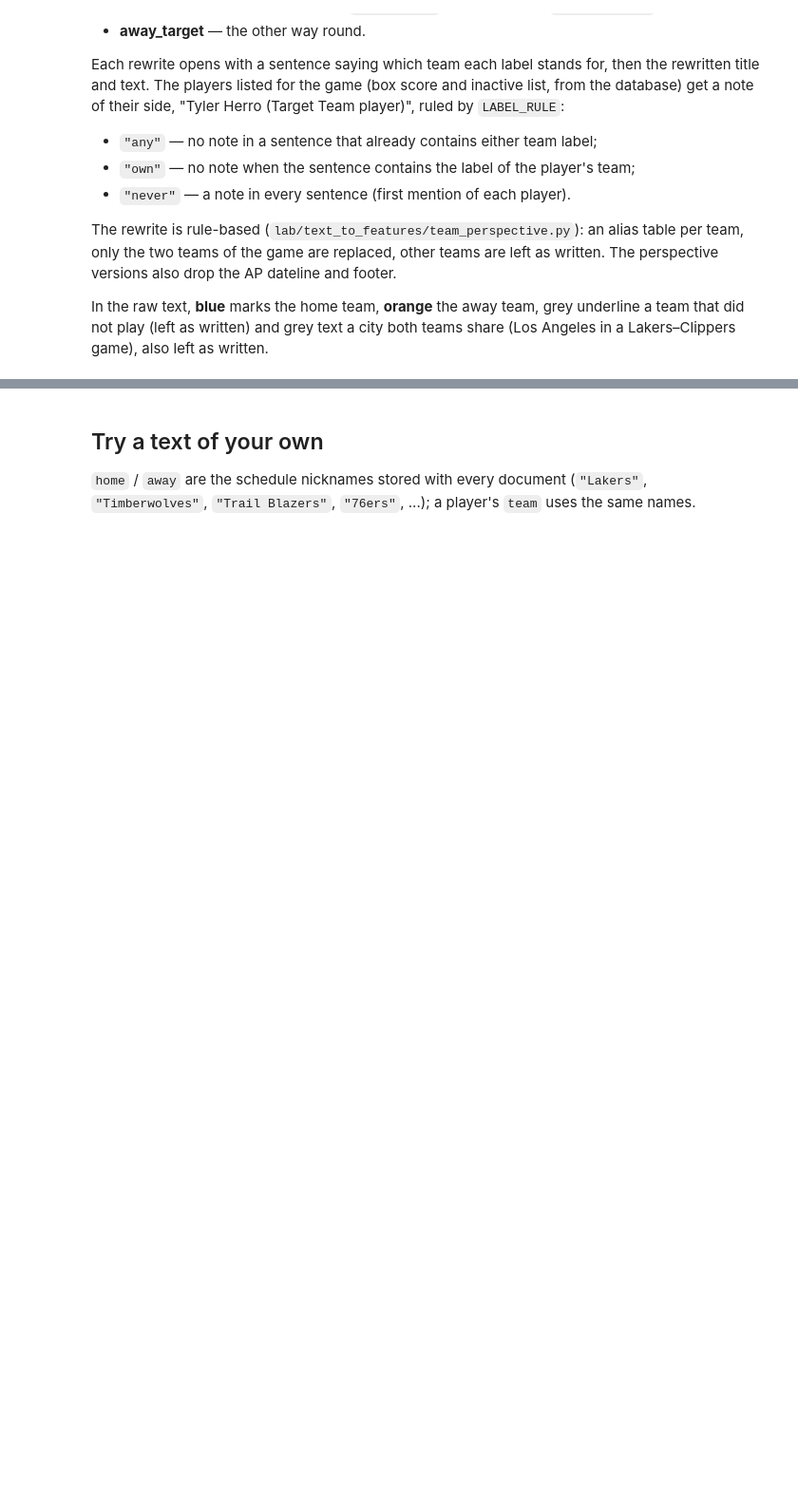
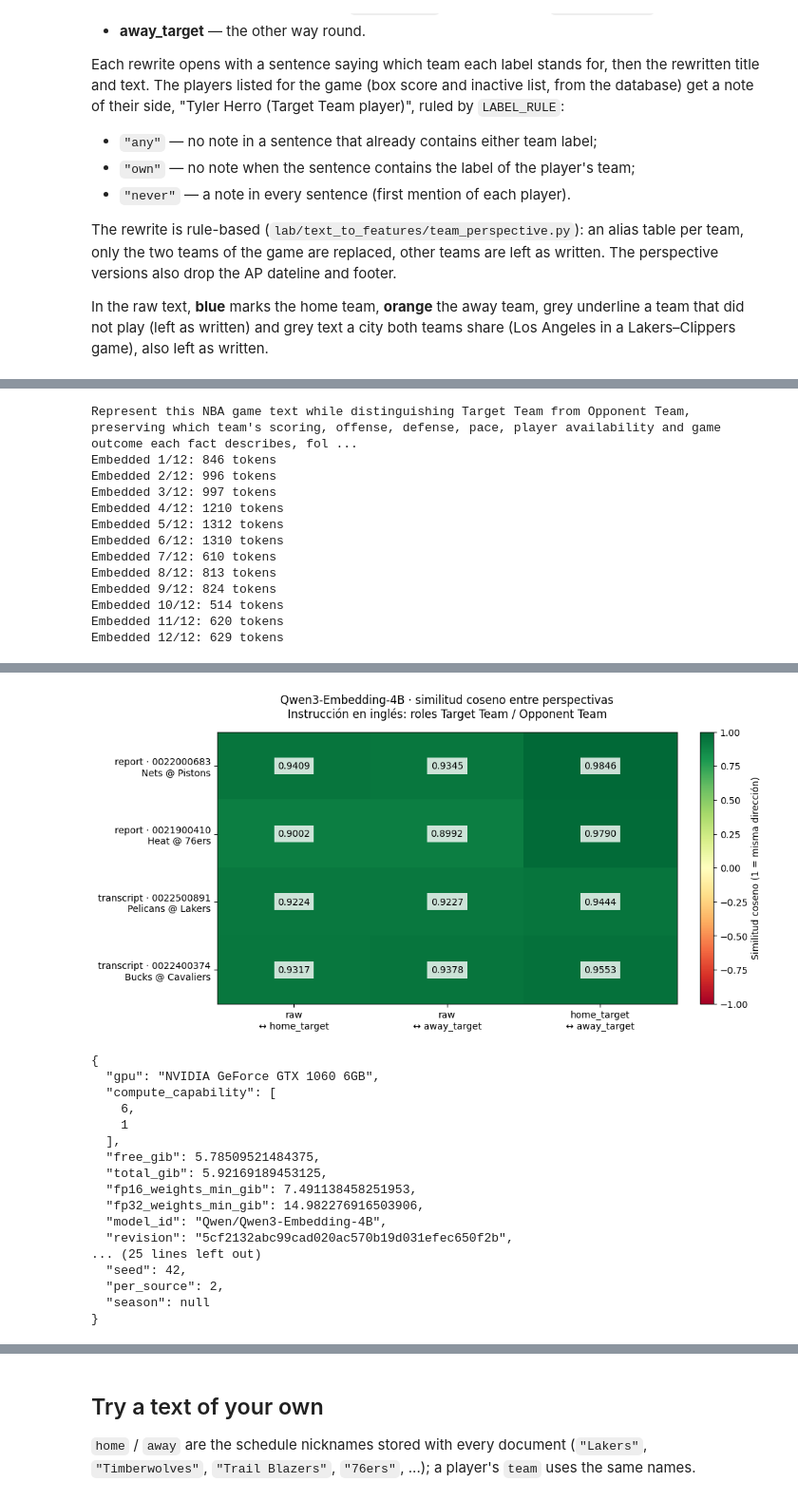
Before and after one commit to aalvarezvarela/Scorecast, a Jupyter notebook: lab/text_to_features/team_perspective_demo.ipynb, the cells around one changed output, grey strips where cells are left out. Shown at 95% size. Saved outputs shown, nothing was run; the diff lists cells and outputs as text; code cells hidden in the pictures; blank space fills up the shorter version.

```diff
--- a/lab/text_to_features/team_perspective_demo.ipynb
+++ b/lab/text_to_features/team_perspective_demo.ipynb
@@ -196,0 +364,39 @@ players (38 listed): noted ×11, label_in_sentence ×10, other_person ×1 — ta
+# %%
+TEAM_ROLE_INSTRUCTION = (
+    "Represent this NBA game text while distinguishing Target Team from Opponent Team, "
+    "preserving which team's scoring, offense, defense, pace, player availability and "
+    "game outcome each fact describes, following any explicit team-role mapping, "
+    "treating the two roles as distinct rather than interchangeable, and not inventing "
+    "roles when no mapping is provided."
+)
+print(TEAM_ROLE_INSTRUCTION)
+
+instructed_similarities, instructed_embeddings, instructed_documents = compare_perspectives(
+    documents, players, embedder, label_rule=LABEL_RULE, instruction=TEAM_ROLE_INSTRUCTION
+)
+display(instructed_similarities)
+
+instructed_figure = plot_similarities(
+    instructed_similarities, instruction=TEAM_ROLE_INSTRUCTION
+)
+display(instructed_figure)
+plt.close(instructed_figure)  # Display each heatmap exactly once.
+
+instructed_metadata = {
+    **embedder.metadata, "seed": SEED, "per_source": PER_SOURCE, "season": SEASON
+}
+print(json.dumps(instructed_metadata, indent=2))
+# %% [output]
+Represent this NBA game text while distinguishing Target Team from Opponent Team, preserving which team's scoring, offense, defense, pace, player availability and game outcome each fact describes, fol ...
+Embedded 1/12: 846 tokens
+Embedded 2/12: 996 tokens
+Embedded 3/12: 997 tokens
+Embedded 4/12: 1210 tokens
+Embedded 5/12: 1312 tokens
+Embedded 6/12: 1310 tokens
+Embedded 7/12: 610 tokens
+Embedded 8/12: 813 tokens
+Embedded 9/12: 824 tokens
+Embedded 10/12: 514 tokens
+Embedded 11/12: 620 tokens
+Embedded 12/12: 629 tokens
@@ -196,0 +416,18 @@ players (38 listed): noted ×11, label_in_sentence ×10, other_person ×1 — ta
+[figure, added]
+{
+  "gpu": "NVIDIA GeForce GTX 1060 6GB",
+  "compute_capability": [
+    6,
+    1
+  ],
+  "free_gib": 5.78509521484375,
+  "total_gib": 5.92169189453125,
+  "fp16_weights_min_gib": 7.491138458251953,
+  "fp32_weights_min_gib": 14.982276916503906,
+  "model_id": "Qwen/Qwen3-Embedding-4B",
+  "revision": "5cf2132abc99cad020ac570b19d031efec650f2b",
+... (25 lines left out)
+  "seed": 42,
+  "per_source": 2,
+  "season": null
+}
```
Also changed, not shown: parts of 19 cells of this notebook, 9 other files.
